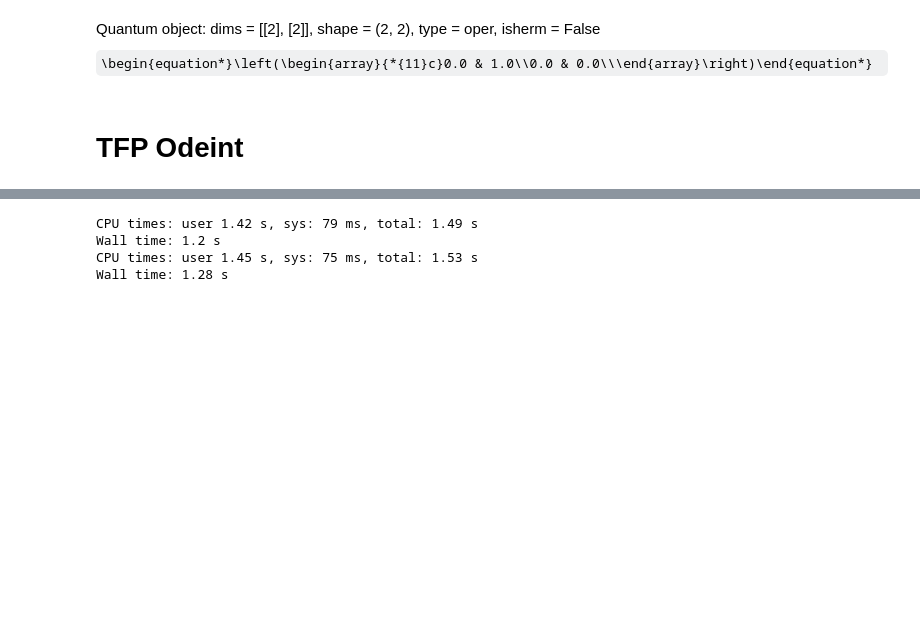
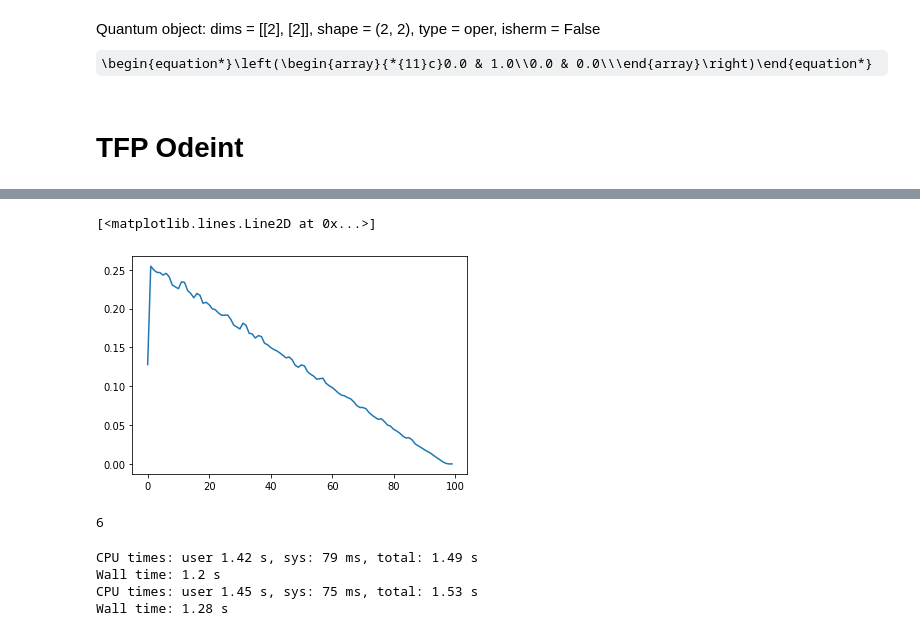
Before and after one commit to morgatron/spylind, a Jupyter notebook: spylind/working/autograd_test.ipynb, the cells around one changed output, grey strips where cells are left out. Saved outputs shown, nothing was run; the diff lists cells and outputs as text; code cells hidden in the pictures; some formulas as TeX source; blank space fills up the shorter version.

```diff
--- a/spylind/working/autograd_test.ipynb
+++ b/spylind/working/autograd_test.ipynb
@@ -1278,3 +1309,12 @@ tfp.math.ode.DormandPrince().solve
+# %%
+plt.plot(res1[1])
+# %% [output]
+[<matplotlib.lines.Line2D at 0x...>]
+[figure, added]
+# %%
+dp.ODE_FN_EVALS_PER_STEP
+# %% [output]
+6
 # %%
 %time res1= run(tDrvV, yDrvV)
 %time res1= run(tDrvV, yDrvV)
```
Also changed, not shown: parts of 7 cells of this notebook, 3 other files.
